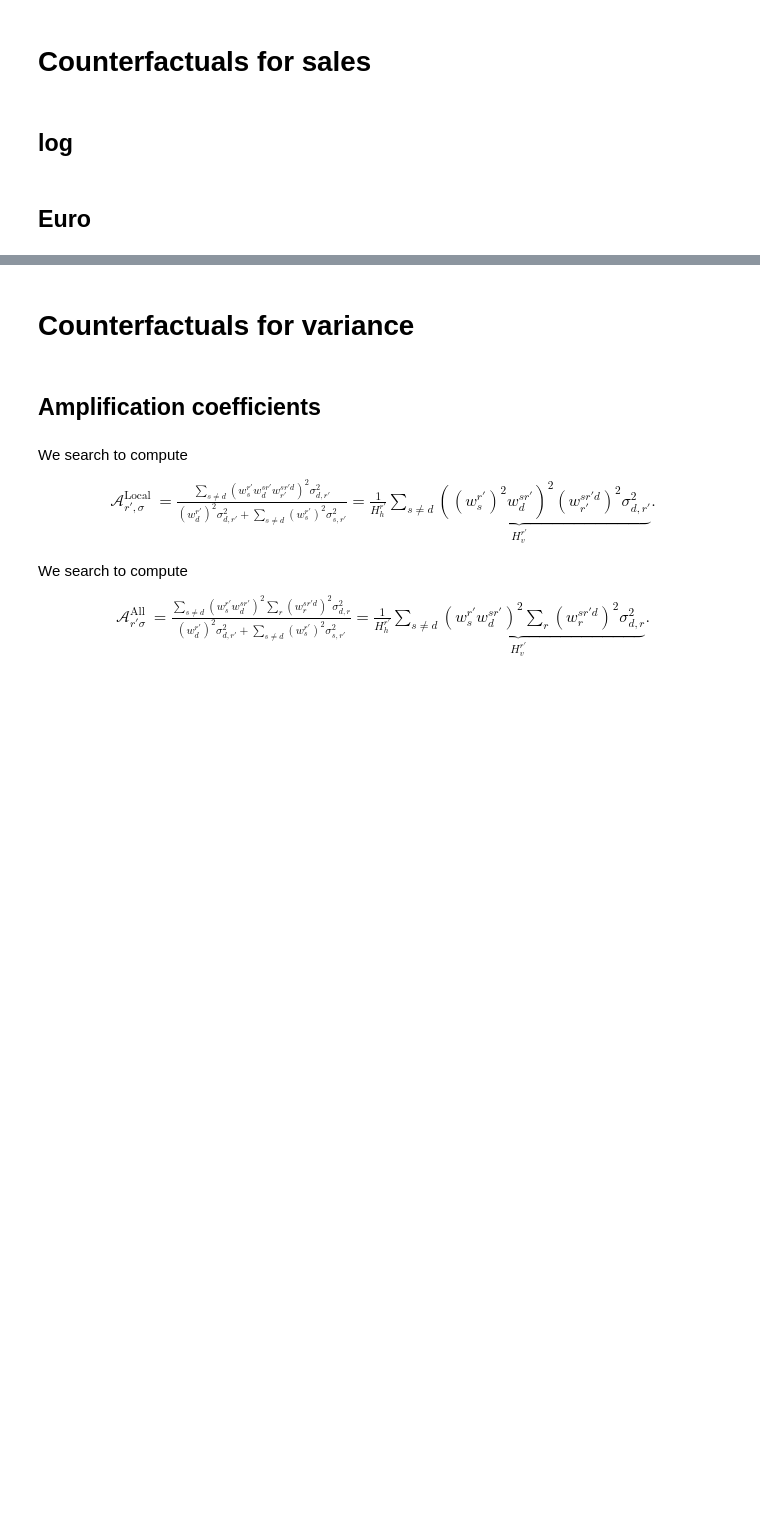
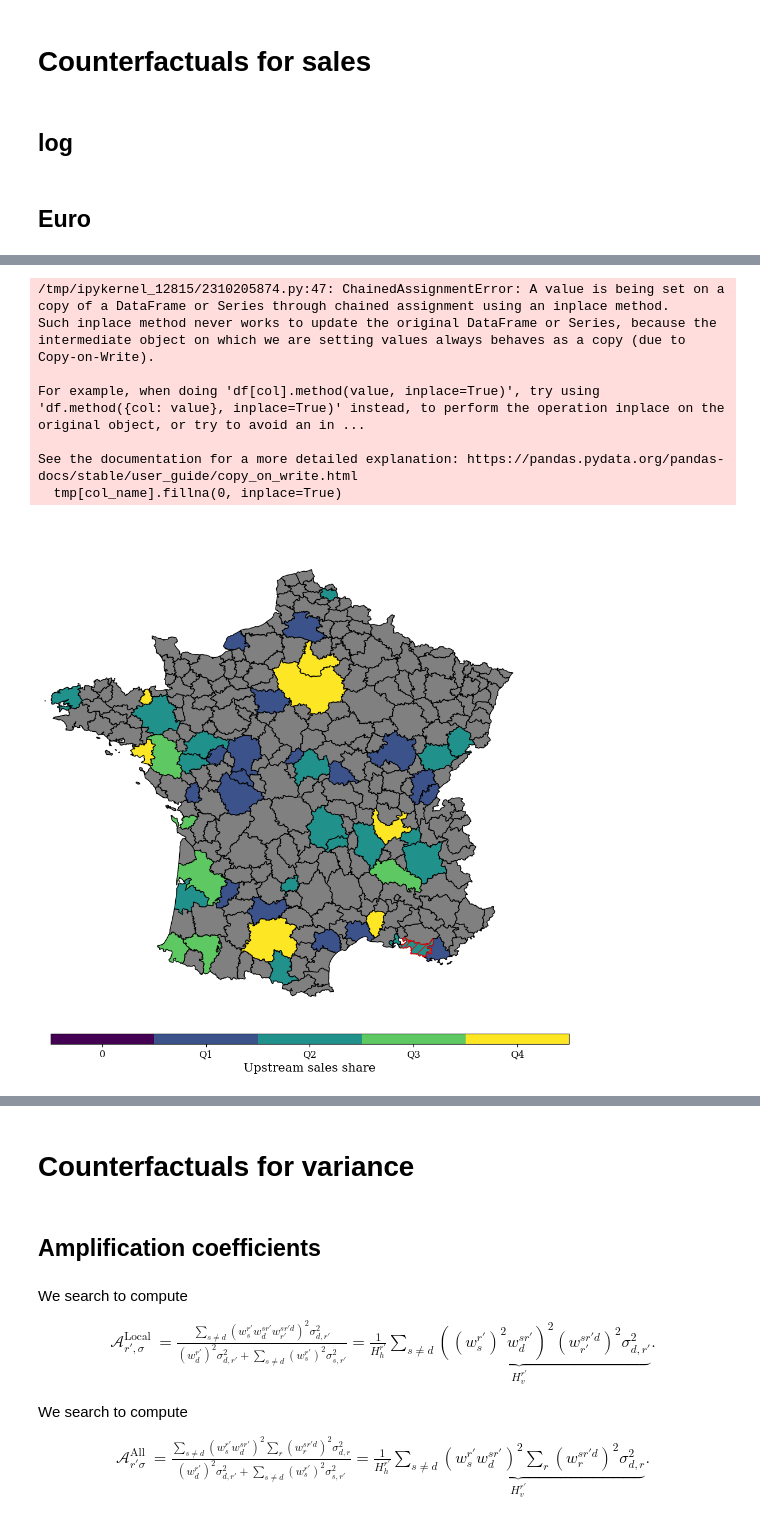
Before and after one commit to SwannChelly/SMM_Spatial_Comovement, a Jupyter notebook: analysis.ipynb, the cells around one changed output, grey strips where cells are left out. Drawn from its saved outputs; the diff is of its cells as text; code cells hidden in the pictures; blank space fills up the shorter version.

```diff
--- a/analysis.ipynb
+++ b/analysis.ipynb
@@ -824,4 +852,0 @@ sim_gamma.sort_values(by = 'sim_gamma').groupby('A129').sim_gamma.sum()
-# %%
-tmp = empirical_moments_dict['emp_gamma_ls'].T[0]
-np.where(tmp>0.25)
-tmp[6,19]
@@ -833,5 +852,0 @@ N_rs_local = np.load(os.path.join(input_folder,"N_rs.npy")).ravel() # Number of
-# %%
-df =pd.DataFrame({"emp":emp_g,"sim":sim_g,"N":N_rs_local})
-df['delta'] = np.abs(df.emp-df.sim)**2
-df.sort_values(by = 'delta')
-df
@@ -848,14 +853,3 @@ plt.ylim(0,0.1)
-# %%
-fig,axs = plt.subplots(1,1,figsize = (15,10))
-
-plot_downstream(pi_r, "pi_r", axs,fig)
-axs.set_title(r"Empirical $\pi_{r}$ ")
-fig.savefig(os.path.join(folder, f"emp_pi_r_{industry}.png"), bbox_inches='tight')
-
-fig,axs = plt.subplots(1,1,figsize = (15,10))
-plot_downstream(pi_r, "sim_pi_r",axs,fig)
-axs.set_title(r"Simulated $\pi_{r}$ ")
-fig.savefig(os.path.join(folder, f"sim_pi_r_{industry}.png"), bbox_inches='tight')
 # %% [markdown]
 ## Untargeted
 # %% [markdown]
@@ -2520,0 +2647,12 @@ for industry,industry_name in [['aero','aero'],['auto','auto']]:
+# %%
+Diffusion = suppliers.copy()
+Diffusion.rename(columns = {"ze2010_downstream":"ze2010_shocked"},inplace = True)
+Diffusion['ze2010_shocked'] = Diffusion.ze2010_shocked.map(ze_names)
+Diffusion['ze2010'] = Diffusion.ze2010.map(ze_names)
+Diffusion['A129'] = Diffusion.A129.map(sector_names)
+Diffusion['supplier'] = Diffusion.share > 0
+Diffusion = Diffusion.groupby(['ze2010_shocked','ze2010',"A129"])[['share','supplier']].sum().reset_index()
+Diffusion['supplier_diffusion'] = Diffusion.share
+Diffusion = Diffusion.merge(df,on = ['ze2010','A129'],how = "left")
+Diffusion['local_share'] = Diffusion.supplier_diffusion*Diffusion.w_sr*100
+Diffusion.query('ze2010_shocked == "9310"').sort_values(by = 'local_share').dropna()
@@ -2521,37 +2693,46 @@ for industry,industry_name in [['aero','aero'],['auto','auto']]:
 # %%
 # Compute quartiles (excluding zeros)
-data = Diffusion.query('ze2010_shocked == "3114"')['supplier_diffusion']
+data = Diffusion.query('ze2010_shocked == "9310"')['supplier_diffusion']
 data = data/np.sum(data)
 q1, q2, q3, q4 = data[data > 0].quantile([0.25, 0.5, 0.75, 1.0])
 
 # Bins: 0, then quartile boundaries
 BINS = [0, 1e-10, q1, q2, q3, q4]
 LABELS = ['0', 'Q1', 'Q2', 'Q3', 'Q4']
 
 # Create discrete norm and colormap
 cmap = plt.cm.get_cmap('viridis', len(BINS) - 1)
 norm = BoundaryNorm(BINS, cmap.N)
 
 # Plot
 fig,ax = plt.subplots(1,1,figsize = (15,10))
 
 plot_map(
-    Diffusion.query('ze2010_shocked == "3114"'),
+    Diffusion.query('ze2010_shocked == "9310"'),
     col_name="supplier_diffusion",
     ax=ax, fig=fig,
     cmap=cmap, norm=norm,
     add_cbar=False,
-    missing_color="grey",ze_shocked = ['3114']
+    missing_color="grey",ze_shocked = ['9310']
 )
 
 # Custom colorbar with quartile labels
 sm = plt.cm.ScalarMappable(cmap=cmap, norm=norm)
 sm.set_array([])
 cbar = fig.colorbar(sm, ax=ax, orientation="horizontal", fraction=0.02, pad=0.04, aspect=50)
 cbar.set_ticks([(BINS[i] + BINS[i+1]) / 2 for i in range(len(BINS) - 1)])
 cbar.set_ticklabels(LABELS)
 cbar.set_label("Upstream sales share")
 cbar.minorticks_off()
 
 plt.tight_layout()
-fig.savefig(os.path.join("../reporting_combined", f'shock_Douai.png'), dpi = 600,bbox_inches='tight')
+fig.savefig(os.path.join("../reporting_combined", f'shock_Marseille.png'), dpi = 600,bbox_inches='tight')
+# %% [output]
+/tmp/ipykernel_12815/2310205874.py:47: ChainedAssignmentError: A value is being set on a copy of a DataFrame or Series through chained assignment using an inplace method.
+Such inplace method never works to update the original DataFrame or Series, because the intermediate object on which we are setting values always behaves as a copy (due to Copy-on-Write).
+
+For example, when doing 'df[col].method(value, inplace=True)', try using 'df.method({col: value}, inplace=True)' instead, to perform the operation inplace on the original object, or try to avoid an in ...
+
+See the documentation for a more detailed explanation: https://pandas.pydata.org/pandas-docs/stable/user_guide/copy_on_write.html
+  tmp[col_name].fillna(0, inplace=True)
+[figure, added]
```
Also changed, not shown: parts of 24 cells of this notebook, 1 other file.
